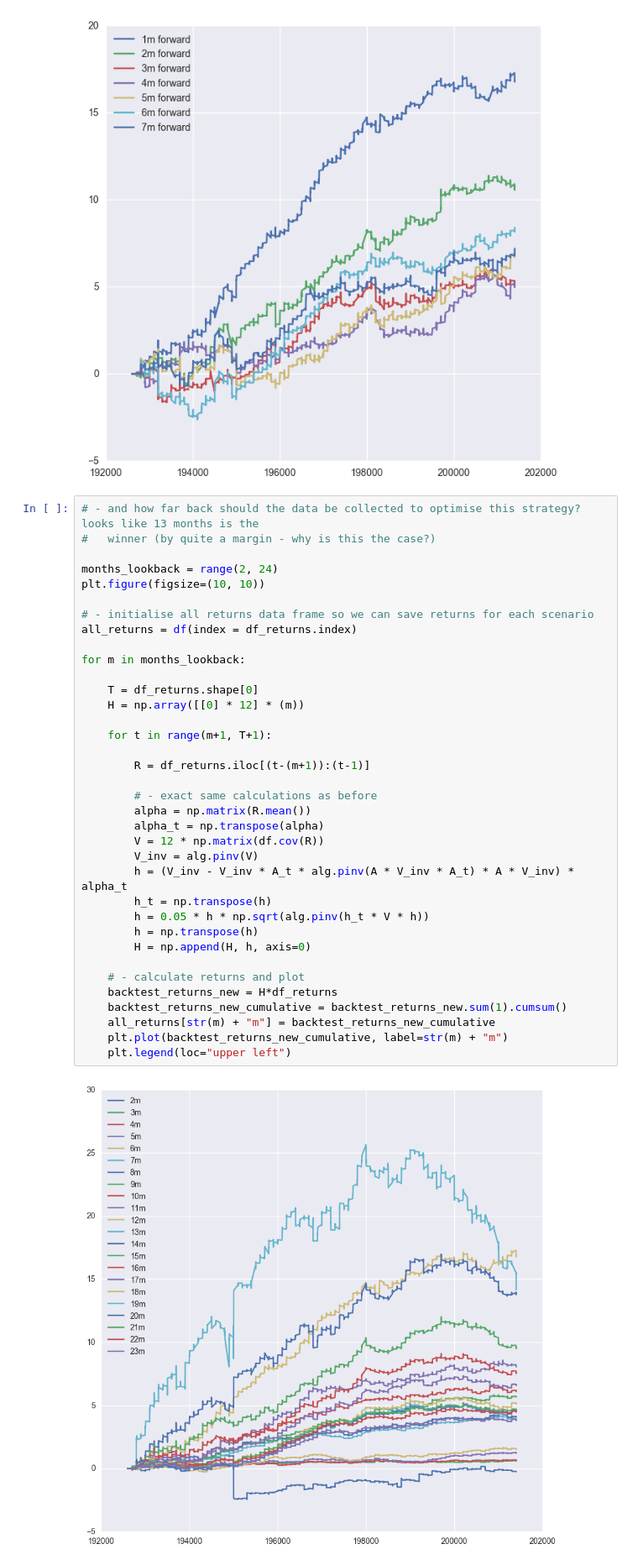
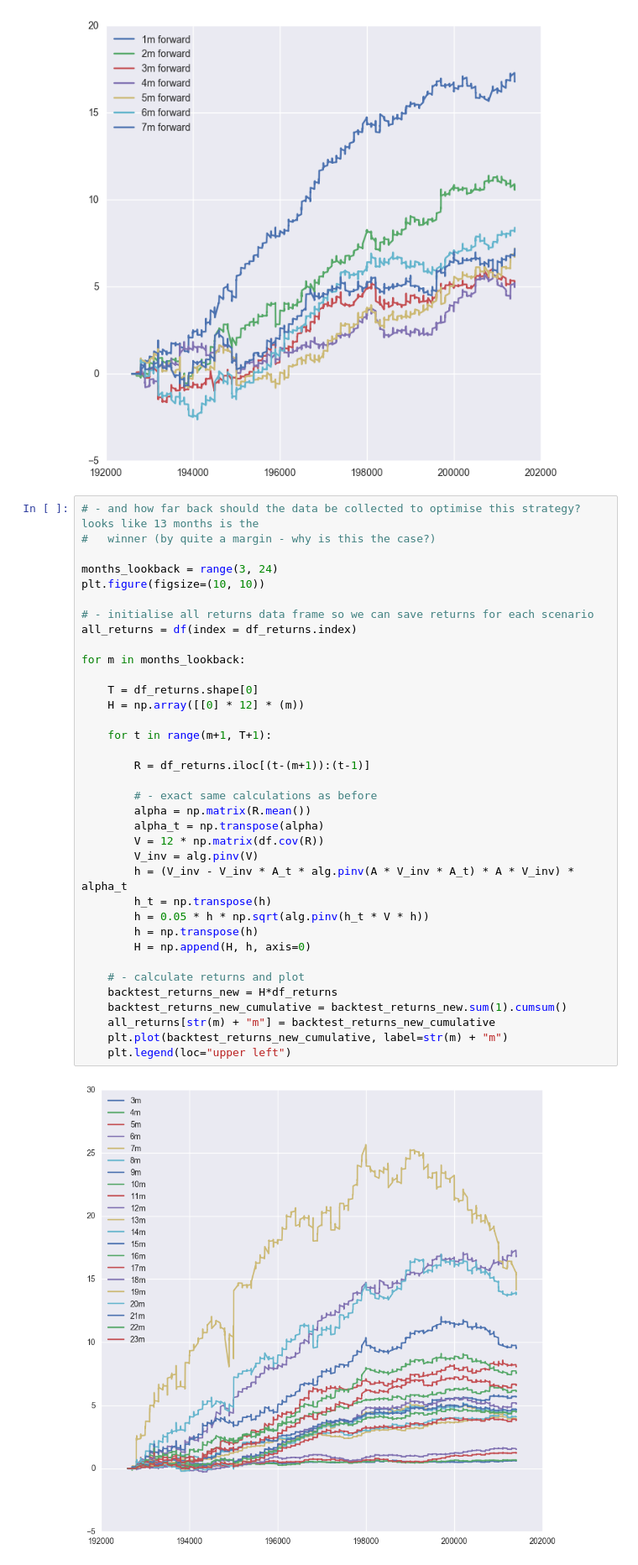
Before and after one commit to cissyc/python-momentum-backtest, a Jupyter notebook: momentum_backtest.ipynb, the cells around one changed output. Shown at 84% size. Saved outputs shown, nothing was run; the diff lists cells and outputs as text.

```diff
--- a/momentum_backtest.ipynb
+++ b/momentum_backtest.ipynb
@@ -97,37 +97,37 @@ for m in months_forward:
 # - and how far back should the data be collected to optimise this strategy? looks like 13 months is the
 #   winner (by quite a margin - why is this the case?)
 
-months_lookback = range(2, 24)
+months_lookback = range(3, 24)
 plt.figure(figsize=(10, 10))
 
 # - initialise all returns data frame so we can save returns for each scenario
 all_returns = df(index = df_returns.index)
 
 for m in months_lookback:
 
     T = df_returns.shape[0]
     H = np.array([[0] * 12] * (m))
 
     for t in range(m+1, T+1):
 
         R = df_returns.iloc[(t-(m+1)):(t-1)]
 
         # - exact same calculations as before
         alpha = np.matrix(R.mean())
         alpha_t = np.transpose(alpha)
         V = 12 * np.matrix(df.cov(R))
         V_inv = alg.pinv(V)
         h = (V_inv - V_inv * A_t * alg.pinv(A * V_inv * A_t) * A * V_inv) * alpha_t
         h_t = np.transpose(h)
         h = 0.05 * h * np.sqrt(alg.pinv(h_t * V * h))
         h = np.transpose(h)
         H = np.append(H, h, axis=0)
 
     # - calculate returns and plot
     backtest_returns_new = H*df_returns
     backtest_returns_new_cumulative = backtest_returns_new.sum(1).cumsum()
     all_returns[str(m) + "m"] = backtest_returns_new_cumulative
     plt.plot(backtest_returns_new_cumulative, label=str(m) + "m")
     plt.legend(loc="upper left")
 # %% [output]
-[figure, old version]
+[figure, new version]
```
Also changed, not shown: parts of 8 cells of this notebook.
